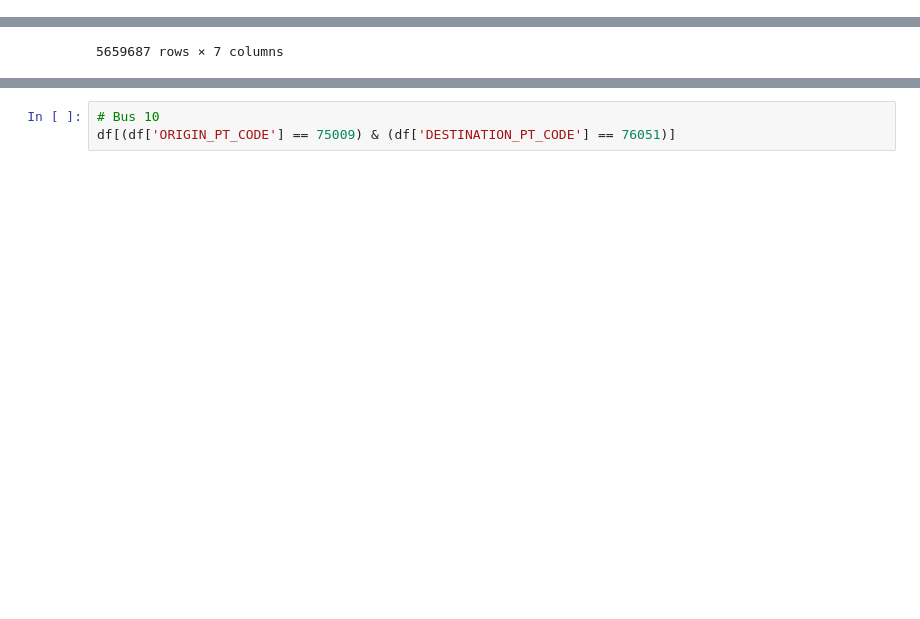
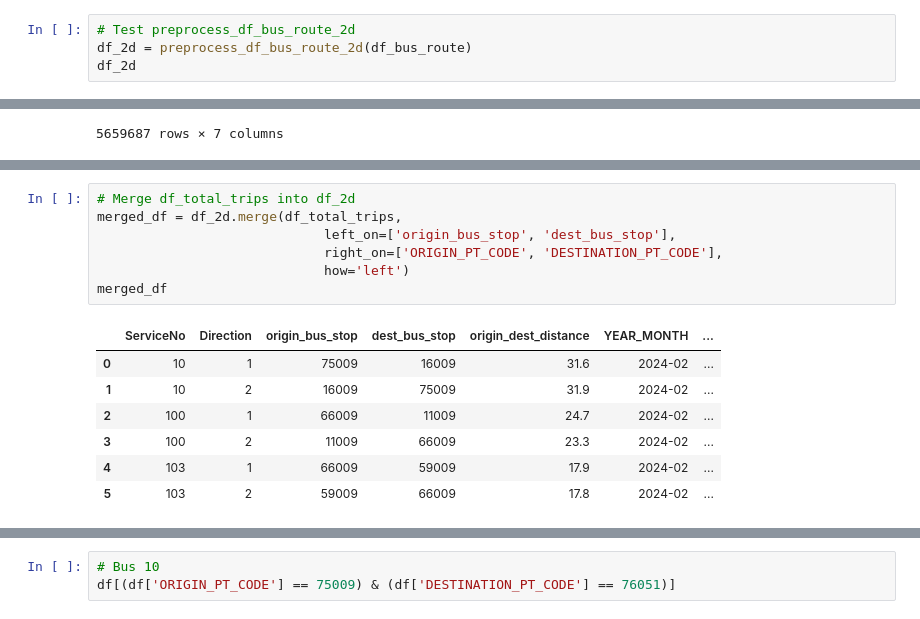
Before and after one commit to KangJingA/CSE6242-project, a Jupyter notebook: data_proc_scratchbook.ipynb, the cells around one changed output, grey strips where cells are left out. Drawn from its saved outputs; the diff is of its cells as text; blank space fills up the shorter version.

```diff
--- a/data_proc_scratchbook.ipynb
+++ b/data_proc_scratchbook.ipynb
@@ -96,3 +154,7 @@ preprocess_df_bus_route(df_bus_route)
 | 0 | 10 | 1 | 75009 | 16009 | 31.6 |
 | 1 | 100 | 1 | 66009 | 11009 | 24.7 |
 | 2 | 103 | 1 | 66009 | 59009 | 17.9 |
+# %%
+# Test preprocess_df_bus_route_2d
+df_2d = preprocess_df_bus_route_2d(df_bus_route)
+df_2d
@@ -217,0 +357,15 @@ df
+# %%
+# Merge df_total_trips into df_2d
+merged_df = df_2d.merge(df_total_trips,
+                             left_on=['origin_bus_stop', 'dest_bus_stop'],
+                             right_on=['ORIGIN_PT_CODE', 'DESTINATION_PT_CODE'],
+                             how='left')
+merged_df
+# %% [output]
+|  | ServiceNo | Direction | origin_bus_stop | dest_bus_stop | origin_dest_distance | YEAR_MONTH | ... |
+| 0 | 10 | 1 | 75009 | 16009 | 31.6 | 2024-02 | ... |
+| 1 | 10 | 2 | 16009 | 75009 | 31.9 | 2024-02 | ... |
+| 2 | 100 | 1 | 66009 | 11009 | 24.7 | 2024-02 | ... |
+| 3 | 100 | 2 | 11009 | 66009 | 23.3 | 2024-02 | ... |
+| 4 | 103 | 1 | 66009 | 59009 | 17.9 | 2024-02 | ... |
+| 5 | 103 | 2 | 59009 | 66009 | 17.8 | 2024-02 | ... |
```
Also changed, not shown: parts of 10 cells of this notebook, 2 other files.
